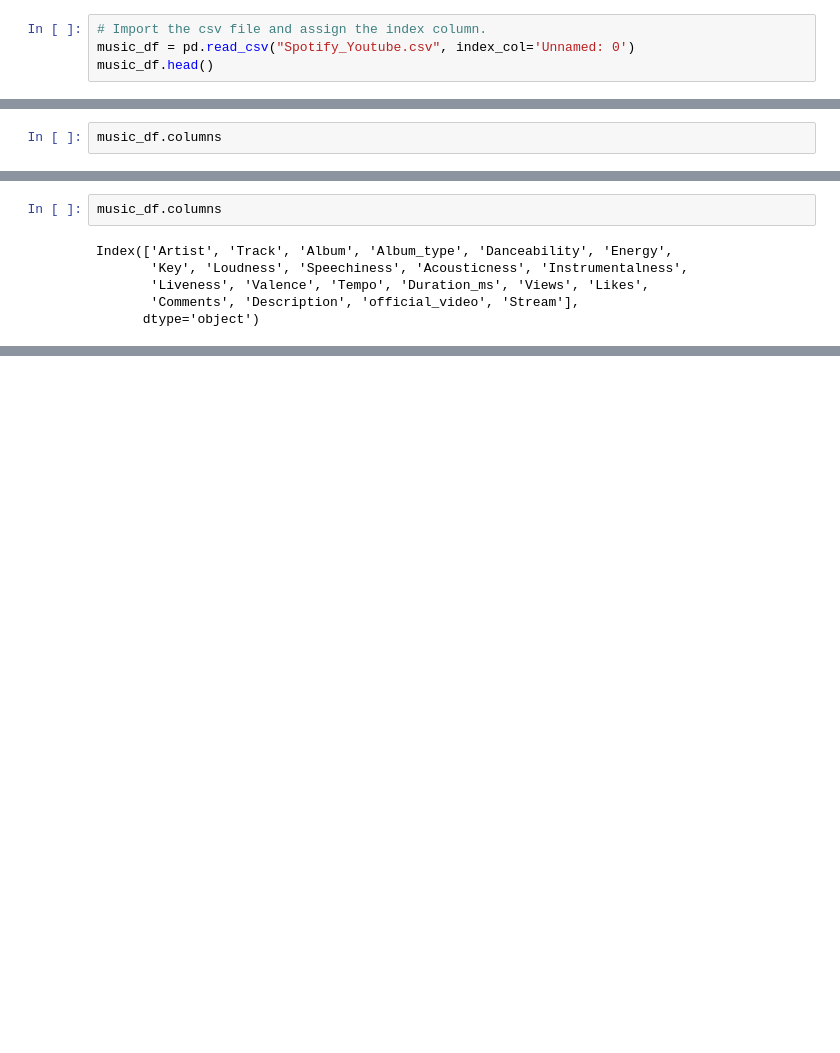
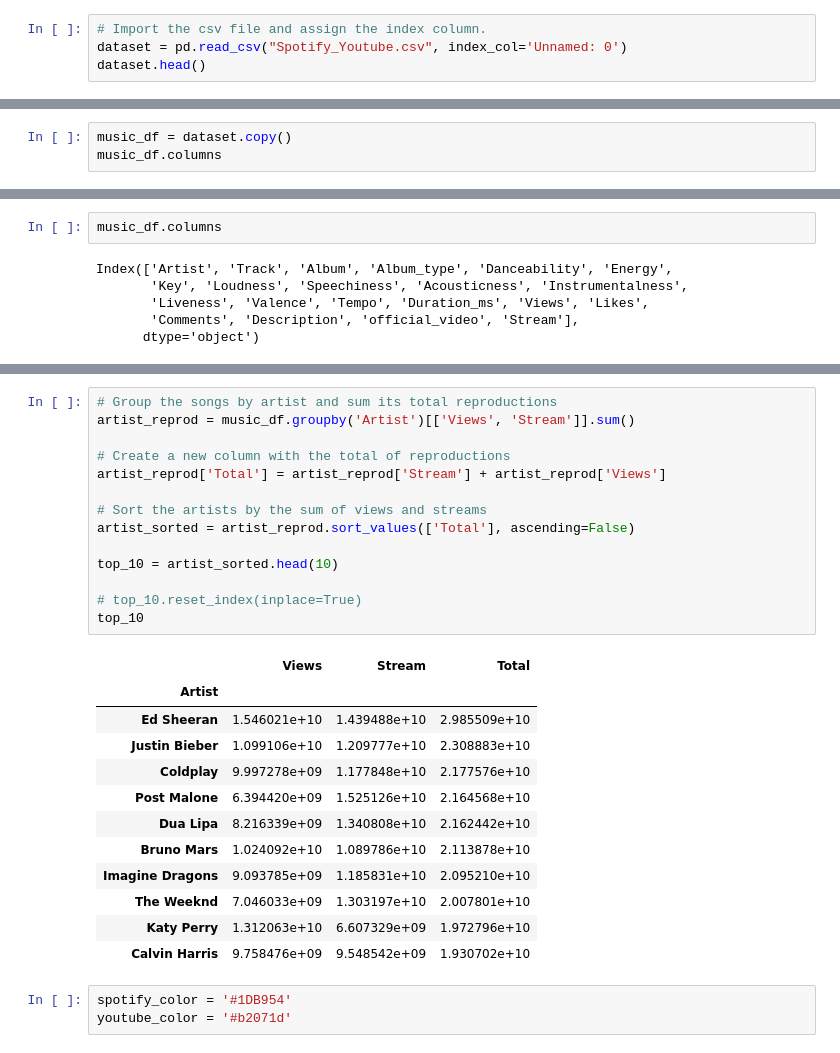
Before and after one commit to VictorRegueira/SongsStatistics, a Jupyter notebook: SongsStatistics/01 - Cleaning and first impressions.ipynb, the cells around one changed output, grey strips where cells are left out. Saved outputs shown, nothing was run; the diff lists cells and outputs as text; blank space fills up the shorter version.

```diff
--- a/SongsStatistics/01 - Cleaning and first impressions.ipynb
+++ b/SongsStatistics/01 - Cleaning and first impressions.ipynb
@@ -37,8 +39,8 @@ import matplotlib.pyplot as plt
 ### Dataset manipulation
 # %%
 # Import the csv file and assign the index column.
-music_df = pd.read_csv("Spotify_Youtube.csv", index_col='Unnamed: 0')
-music_df.head()
+dataset = pd.read_csv("Spotify_Youtube.csv", index_col='Unnamed: 0')
+dataset.head()
 # %% [output]
 |  | Artist | Url_spotify | Track | Album | Album_type | Uri | Danceability | Energy | Key | Loudness | ... |
 | 0 | Gorillaz | https://open.spotify.com/artist/3... | Feel Good Inc. | Demon Days | album | spotify:track:0d28khcov6AiegSCpG5TuT | 0.818 | 0.705 | 6.0 | -6.679 | ... |
@@ -48,6 +50,7 @@ music_df.head()
 | 4 | Gorillaz | https://open.spotify.com/artist/3... | Clint Eastwood | Gorillaz | album | spotify:track:7yMiX7n9SBvadzox8T5jzT | 0.663 | 0.694 | 10.0 | -8.627 | ... |
 5 rows × 27 columns
 # %%
+music_df = dataset.copy()
 music_df.columns
 # %% [output]
 Index(['Artist', 'Url_spotify', 'Track', 'Album', 'Album_type', 'Uri',
@@ -113,0 +140,30 @@ Index(['Artist', 'Track', 'Album', 'Album_type', 'Danceability', 'Energy',
+# %%
+# Group the songs by artist and sum its total reproductions
+artist_reprod = music_df.groupby('Artist')[['Views', 'Stream']].sum()
+
+# Create a new column with the total of reproductions
+artist_reprod['Total'] = artist_reprod['Stream'] + artist_reprod['Views']
+
+# Sort the artists by the sum of views and streams
+artist_sorted = artist_reprod.sort_values(['Total'], ascending=False)
+
+top_10 = artist_sorted.head(10)
+
+# top_10.reset_index(inplace=True)
+top_10
+# %% [output]
+|  | Views | Stream | Total |
+| Artist |  |  |  |
+| Ed Sheeran | 1.546021e+10 | 1.439488e+10 | 2.985509e+10 |
+| Justin Bieber | 1.099106e+10 | 1.209777e+10 | 2.308883e+10 |
+| Coldplay | 9.997278e+09 | 1.177848e+10 | 2.177576e+10 |
+| Post Malone | 6.394420e+09 | 1.525126e+10 | 2.164568e+10 |
+| Dua Lipa | 8.216339e+09 | 1.340808e+10 | 2.162442e+10 |
+| Bruno Mars | 1.024092e+10 | 1.089786e+10 | 2.113878e+10 |
+| Imagine Dragons | 9.093785e+09 | 1.185831e+10 | 2.095210e+10 |
+| The Weeknd | 7.046033e+09 | 1.303197e+10 | 2.007801e+10 |
+| Katy Perry | 1.312063e+10 | 6.607329e+09 | 1.972796e+10 |
+| Calvin Harris | 9.758476e+09 | 9.548542e+09 | 1.930702e+10 |
+# %%
+spotify_color = '#1DB954'
+youtube_color = '#b2071d'
```
Also changed, not shown: parts of 7 cells of this notebook.
